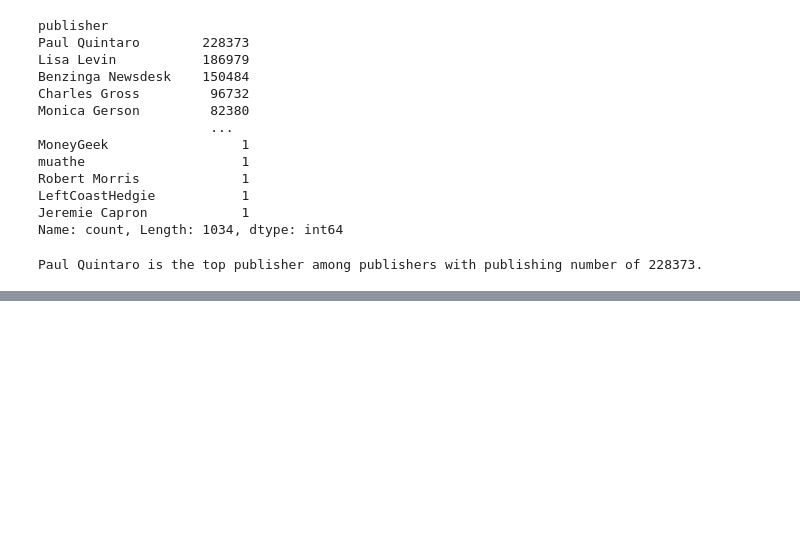
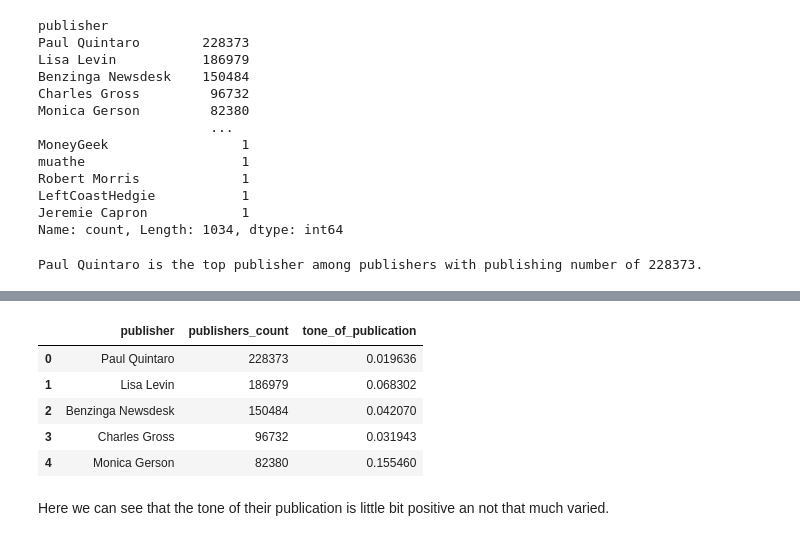
Before and after one commit to codeWithKal/KAIM-week-1-challenge, a Jupyter notebook: notebooks/Descripting_Analysis.ipynb, the cells around one changed output, grey strips where cells are left out. Cells and saved outputs as stored; diff of their text form; code cells hidden in the pictures; blank space fills up the shorter version.

Commit message:
fix: the tone of the top publishers publication analyzed

```diff
--- a/notebooks/Descripting_Analysis.ipynb
+++ b/notebooks/Descripting_Analysis.ipynb
@@ -283,0 +262,3 @@ df.tail()
+# %%
+# Assuming publishers_count is a Series
+publishers_count_df = publishers_count.to_frame(name='publishers_count')
@@ -283,0 +275,15 @@ df.tail()
+# %%
+average_polarity = df.groupby('publisher')['polarity_figure'].mean()
+publishers_count_df = publishers_count_df.reset_index()
+publishers_count_df["tone_of_publication"] = publishers_count_df['publisher'].map(average_polarity)
+# %%
+publishers_count_df.head()
+# %% [output]
+|  | publisher | publishers_count | tone_of_publication |
+| 0 | Paul Quintaro | 228373 | 0.019636 |
+| 1 | Lisa Levin | 186979 | 0.068302 |
+| 2 | Benzinga Newsdesk | 150484 | 0.042070 |
+| 3 | Charles Gross | 96732 | 0.031943 |
+| 4 | Monica Gerson | 82380 | 0.155460 |
+# %% [markdown]
+Here we can see that the tone of their publication is little bit positive an not that much varied.
```
Also changed, not shown: parts of 5 cells of this notebook.
